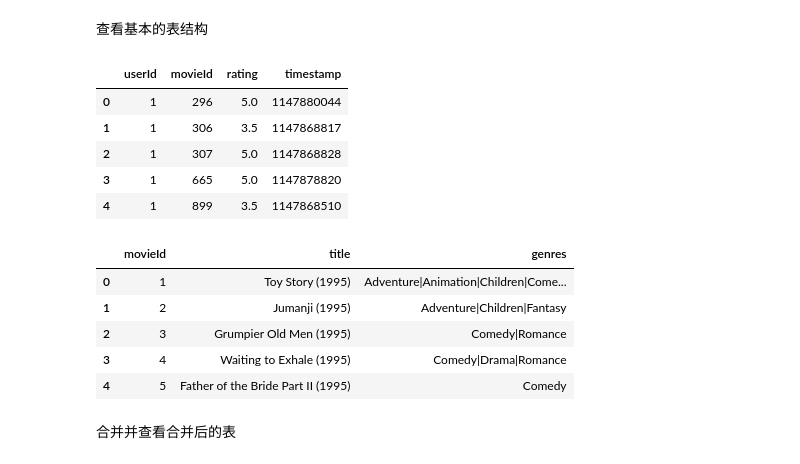
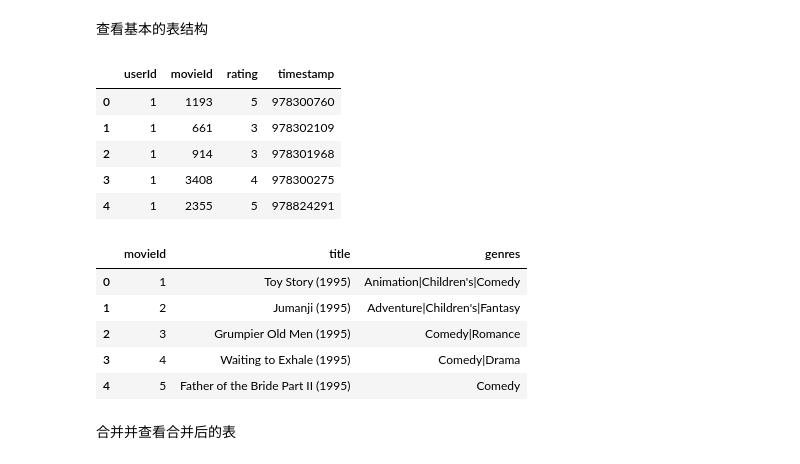
Before and after one commit to axgn/dm_hw, a Jupyter notebook: machinelearning/testdata.ipynb, the cells around one changed output. Drawn from its saved outputs; the diff is of its cells as text; code cells hidden in the pictures.

```diff
--- a/machinelearning/testdata.ipynb
+++ b/machinelearning/testdata.ipynb
@@ -3,28 +3,34 @@
 # %%
 import pandas as pd
 
 ratings = pd.read_csv(
-    "../datasets/ml-25m/ratings.csv"
+    "../datasets/ml-1m/ratings.dat",
+    sep="::",
+    engine="python",
+    names=["userId", "movieId", "rating", "timestamp"],
 )
 ratings.head()
 # %% [output]
 |  | userId | movieId | rating | timestamp |
-| 0 | 1 | 296 | 5.0 | 1147880044 |
-| 1 | 1 | 306 | 3.5 | 1147868817 |
-| 2 | 1 | 307 | 5.0 | 1147868828 |
-| 3 | 1 | 665 | 5.0 | 1147878820 |
-| 4 | 1 | 899 | 3.5 | 1147868510 |
+| 0 | 1 | 1193 | 5 | 978300760 |
+| 1 | 1 | 661 | 3 | 978302109 |
+| 2 | 1 | 914 | 3 | 978301968 |
+| 3 | 1 | 3408 | 4 | 978300275 |
+| 4 | 1 | 2355 | 5 | 978824291 |
 # %%
 movies = pd.read_csv(
-    "../datasets/ml-25m/movies.csv",
+    "../datasets/ml-1m/movies.dat",
+    sep="::",
+    engine="python",
+    names=["movieId", "title", "genres"],
 )
 movies.head()
 # %% [output]
 |  | movieId | title | genres |
-| 0 | 1 | Toy Story (1995) | Adventure|Animation|Children|Come... |
-| 1 | 2 | Jumanji (1995) | Adventure|Children|Fantasy |
+| 0 | 1 | Toy Story (1995) | Animation|Children's|Comedy |
+| 1 | 2 | Jumanji (1995) | Adventure|Children's|Fantasy |
 | 2 | 3 | Grumpier Old Men (1995) | Comedy|Romance |
-| 3 | 4 | Waiting to Exhale (1995) | Comedy|Drama|Romance |
+| 3 | 4 | Waiting to Exhale (1995) | Comedy|Drama |
 | 4 | 5 | Father of the Bride Part II (1995) | Comedy |
 # %% [markdown]
 合并并查看合并后的表
```
Also changed, not shown: parts of 8 cells of this notebook, 10 other files.
